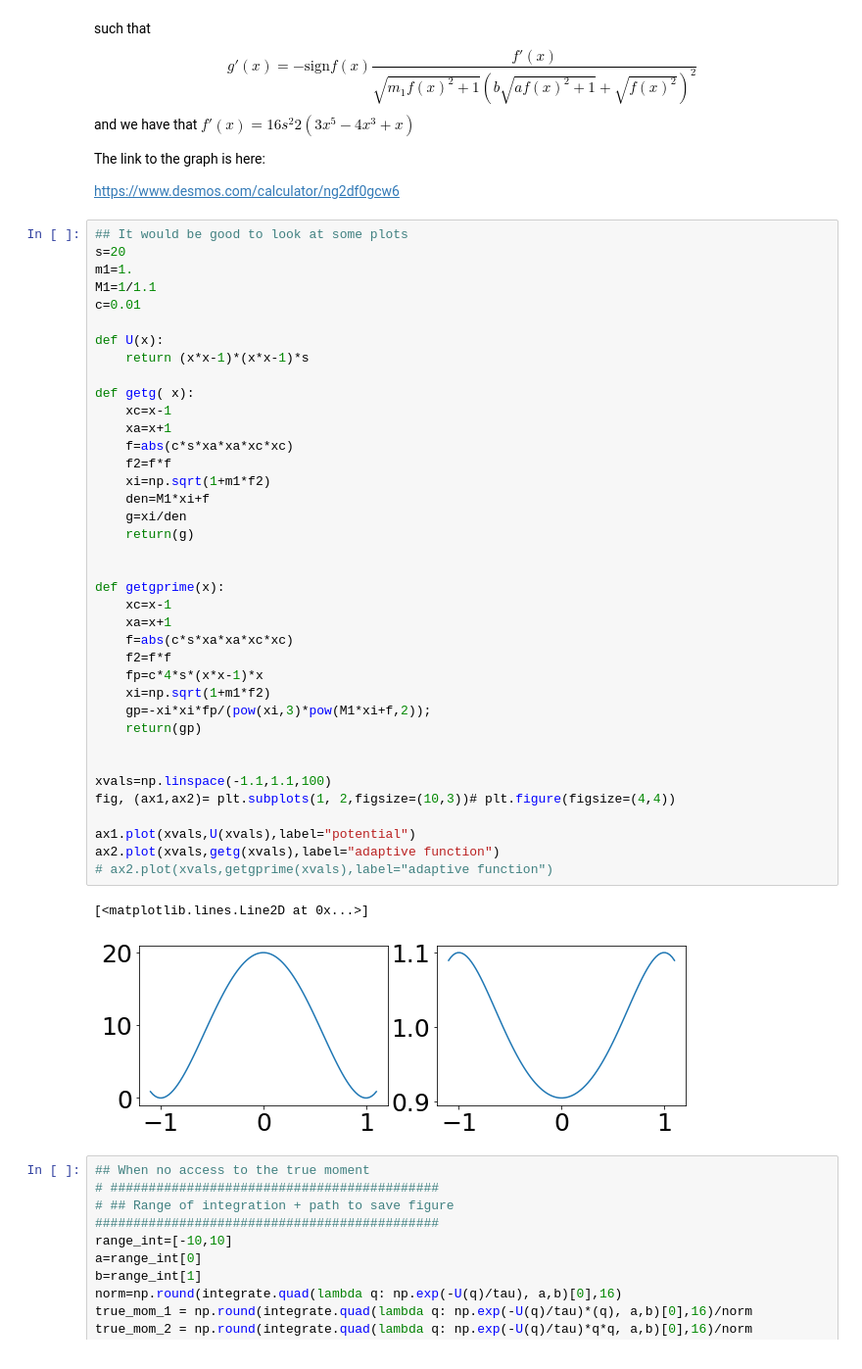
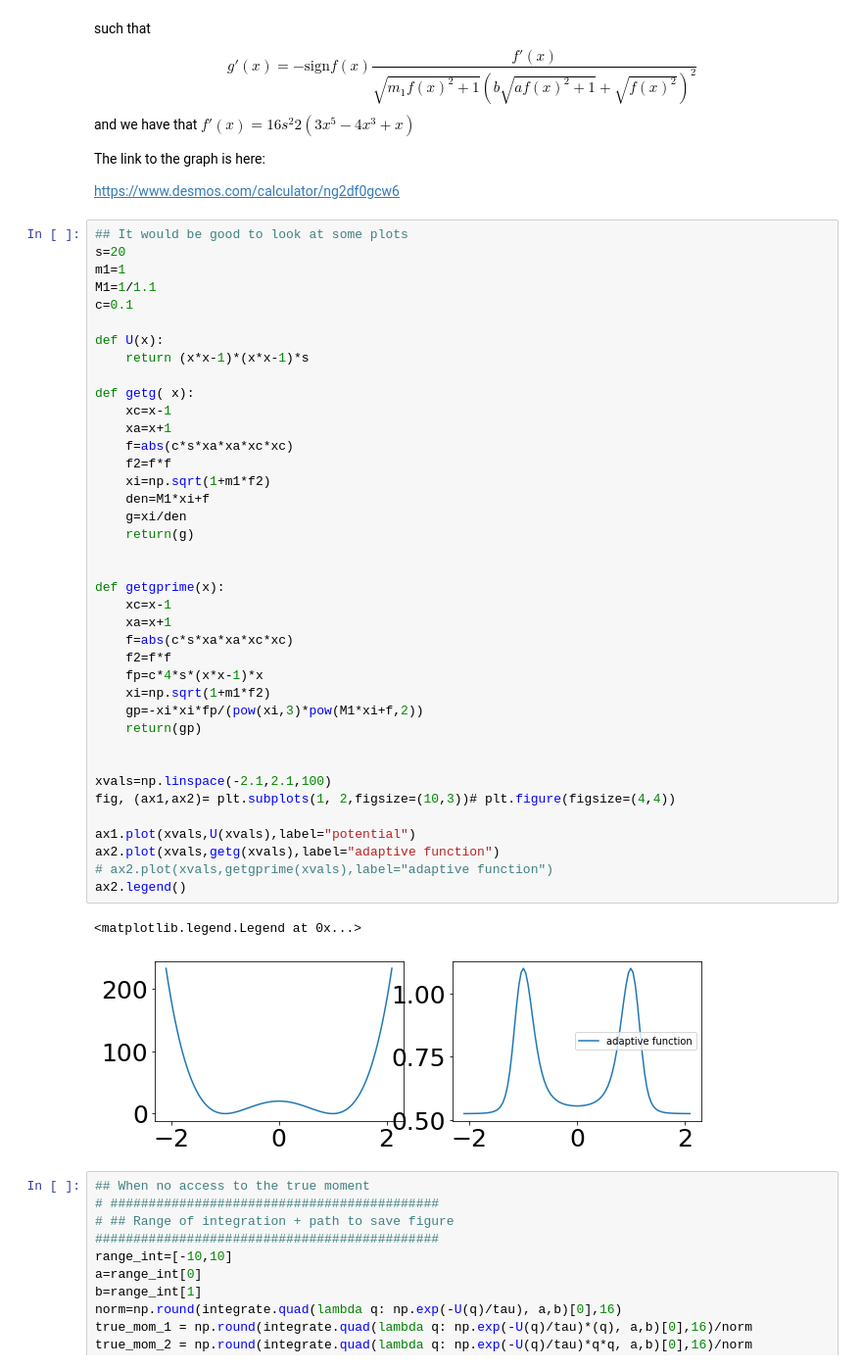
Before and after one commit to alixsleroy/Stepupyourgame, a Jupyter notebook: eddie/visualisations/Anisotropic_1d_2d_exploration.ipynb, the cells around one changed output. Shown at 98% size. Saved outputs shown, nothing was run; the diff lists cells and outputs as text.

```diff
--- a/eddie/visualisations/Anisotropic_1d_2d_exploration.ipynb
+++ b/eddie/visualisations/Anisotropic_1d_2d_exploration.ipynb
@@ -91,44 +91,45 @@ https://www.desmos.com/calculator/ng2df0gcw6
 # %%
 ## It would be good to look at some plots
 s=20
-m1=1.
+m1=1
 M1=1/1.1
-c=0.01
+c=0.1
 
 def U(x):
     return (x*x-1)*(x*x-1)*s
 
 def getg( x):
     xc=x-1
     xa=x+1
     f=abs(c*s*xa*xa*xc*xc)
     f2=f*f
     xi=np.sqrt(1+m1*f2)
     den=M1*xi+f
     g=xi/den
     return(g)
 
 
 def getgprime(x):
     xc=x-1
     xa=x+1
     f=abs(c*s*xa*xa*xc*xc)
     f2=f*f
     fp=c*4*s*(x*x-1)*x
     xi=np.sqrt(1+m1*f2)
-    gp=-xi*xi*fp/(pow(xi,3)*pow(M1*xi+f,2));
+    gp=-xi*xi*fp/(pow(xi,3)*pow(M1*xi+f,2))
     return(gp)
 
 
-xvals=np.linspace(-1.1,1.1,100)
+xvals=np.linspace(-2.1,2.1,100)
 fig, (ax1,ax2)= plt.subplots(1, 2,figsize=(10,3))# plt.figure(figsize=(4,4))
 
 ax1.plot(xvals,U(xvals),label="potential")
 ax2.plot(xvals,getg(xvals),label="adaptive function")
 # ax2.plot(xvals,getgprime(xvals),label="adaptive function")
+ax2.legend()
 # %% [output]
-[<matplotlib.lines.Line2D at 0x...>]
+<matplotlib.legend.Legend at 0x...>
-[figure, old version]
+[figure, new version]
 # %%
 ## When no access to the true moment
 # ###########################################
```
Also changed, not shown: parts of 9 cells of this notebook, 6 other files.
